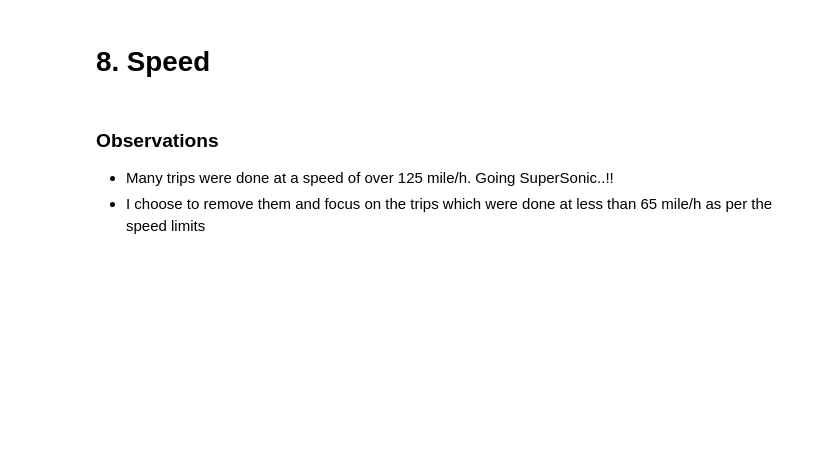
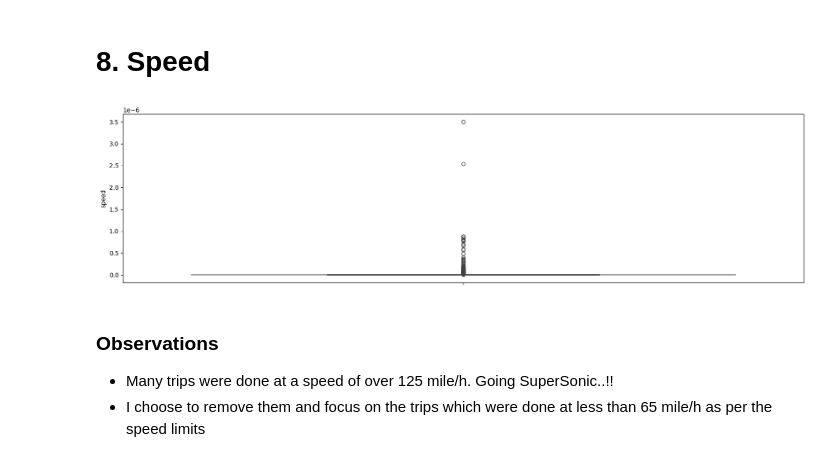
Before and after one commit to JapiKredi/Pinnacle_AI_program_AnalyticsVidyha, a Jupyter notebook: Assignment_nyc_taxi_trip_duration_JasperBongers.ipynb, the cells around one changed output. Drawn from its saved outputs; the diff is of its cells as text; code cells hidden in the pictures; blank space fills up the shorter version.

```diff
--- a/Assignment_nyc_taxi_trip_duration_JasperBongers.ipynb
+++ b/Assignment_nyc_taxi_trip_duration_JasperBongers.ipynb
@@ -795,8 +804,10 @@ plt.show()
 # %%
 # Visuaisation of speed
 plt.figure(figsize = (20,5))
-sns.boxplot(df.speed)
+sns.boxplot(data.speed)
 plt.show()
+# %% [output]
+[figure, added]
 # %% [markdown]
 ### Observations
 - Many trips were done at a speed of over 125 mile/h. Going SuperSonic..!!
```
Also changed, not shown: parts of 15 cells of this notebook.
